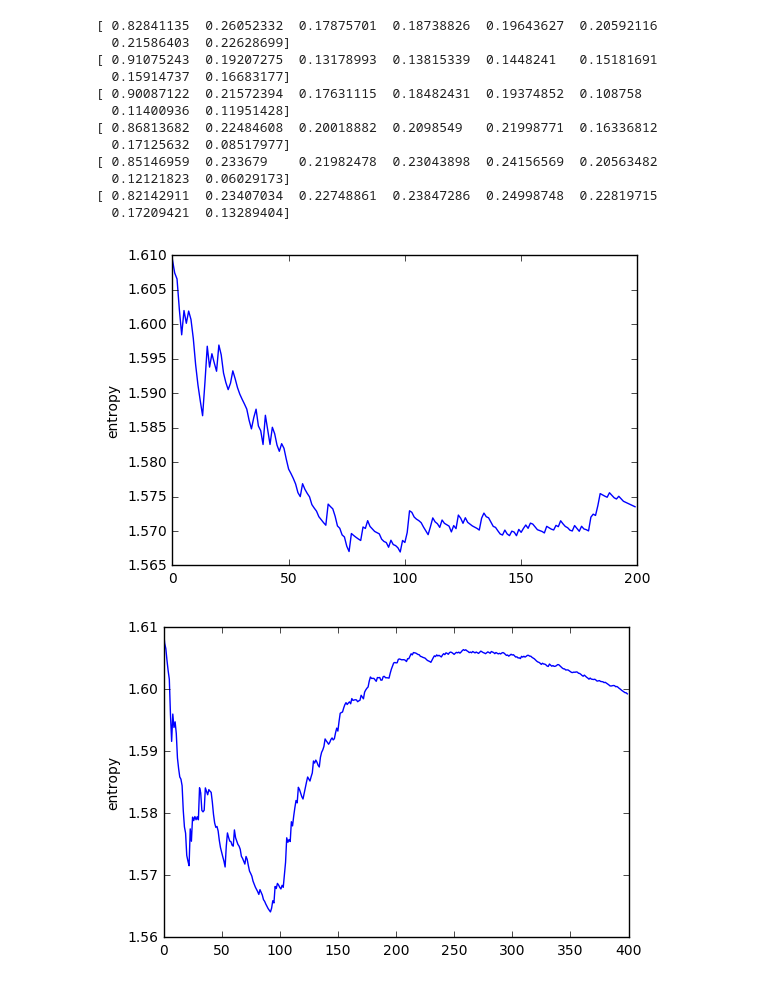
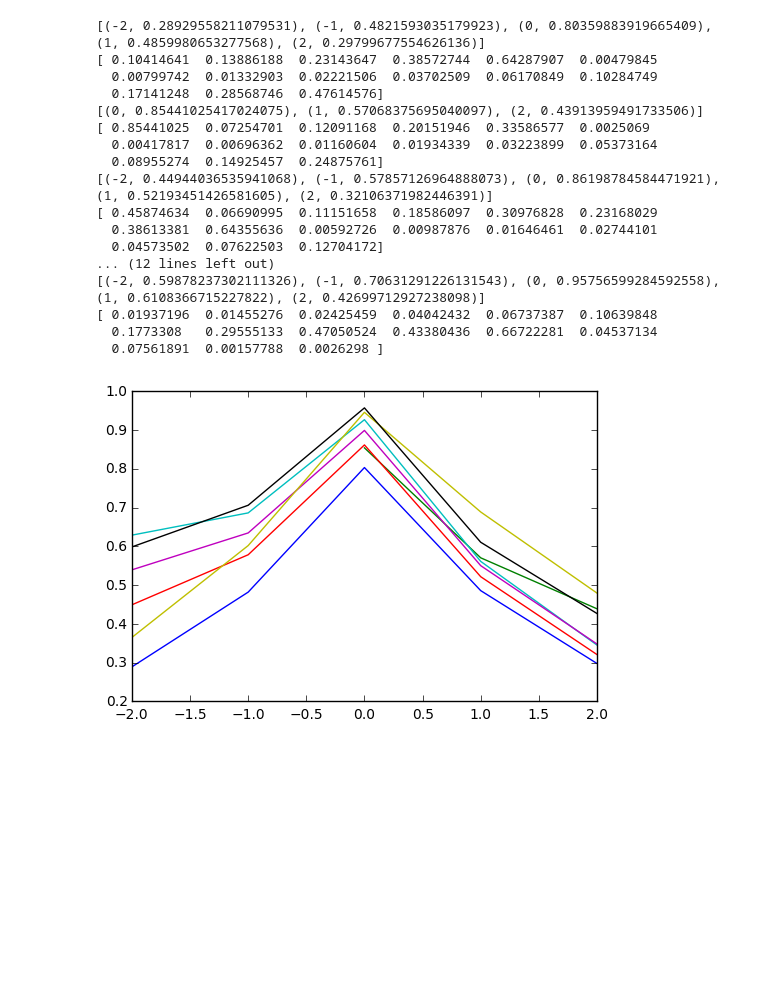
Before and after one commit to jackdent/psy-1401-projects, a Jupyter notebook: mini-4/temporal_context_model.ipynb, the cells around one changed output. Saved outputs shown, nothing was run; the diff lists cells and outputs as text; code cells hidden in the pictures; blank space fills up the shorter version.

```diff
--- a/mini-4/temporal_context_model.ipynb
+++ b/mini-4/temporal_context_model.ipynb
@@ -6,66 +6,78 @@ import random
 import math
 import numpy as np
 # %%
-words = ["Gazelle", "Whale", "Mongoose", "Anteater", "Hawk", "Tortoise", "Fox", "Pigeon"]
-f0 = np.array([1.0, 0.0, 0.0, 0.0, 0.0, 0.0, 0.0, 0.0])
-w0 = np.array([1.0, 0.0, 0.0, 0.0, 0.0, 0.0, 0.0, 0.0])
+words = ["Gazelle", "Flamingo","Caribou", "Lion", "Whale", "Mongoose", "Anteater", "Hawk", "Tortoise", "Fox", "Pigeon", "Hedgehog", "Panda", "Newt", "Dragonfly"]
+f0 = np.array([1.0, 0.0, 0.0, 0.0, 0.0, 0.0, 0.0, 0.0, 0.0, 0.0, 0.0, 0.0, 0.0, 0.0, 0.0,])
+w0 = np.array([1.0, 0.0, 0.0, 0.0, 0.0, 0.0, 0.0, 0.0, 0.0, 0.0, 0.0, 0.0, 0.0, 0.0, 0.0,])
 
 f_list = [f0]
 w_list = [w0]
 activity_profile_map = {}
-beta = 0.3
+beta = 0.8
 
 def rho():
     i = len(f_list)
     return math.sqrt(1 + beta**2 * ((f_list[i-1].dot(w_list[i]))**2 - 1)) - beta*(f_list[i-1].dot(w_list[i]))
 
 def present(word):
     w = np.array([0] * len(words))
     w[words.index(word)] = 1
     w_list.append(w)
     f = f_list[len(f_list) - 1] * rho() + beta * w
     activity_profile_map[word] = f
     f_list.append(f)
 
+def lag(w1, w2):
+    index1 = words.index(w1)
+    index2 = words.index(w2)
+    return index2 - index1
+
+def similarity(f1, f2):
+    return f1.dot(f2)
+
 def recall(word):
     w = activity_profile_map[word]
     w_list.append(w)
     f = f_list[len(f_list) - 1] * rho() + beta * w
     f_list.append(f)
-    return f
+
+    i = words.index(word)
+    lag_indices = [x for x in range(i-2, i+3)]
+    lag_similarities = []
+    for lag_index in lag_indices:
+        if (lag_index >= 0) and (lag_index < len(words)):
+            lag_words = lag(word, words[lag_index])
+            similarity_words = similarity(f, activity_profile_map[words[lag_index]])
+            lag_similarities.append((lag_words, similarity_words))
+    print lag_similarities
+    lag_list, similarities_list = map(list, zip(*lag_similarities))
+    return (f, lag_list, similarities_list)
 
 for i in range(len(words)):
     present(words[i])
 
-recall_list = ["Whale", "Gazelle","Hawk", "Fox", "Tortoise", "Pigeon"]
+recall_list = ["Whale", "Gazelle", "Hawk", "Fox", "Panda", "Tortoise", "Pigeon"]
 for i in range(len(recall_list)):
-    f = recall(recall_list[i])
+    f, lag_list, similarities_list = recall(recall_list[i])
     print f
 
-#    recall(word)
-#graph somehow
+    plt.plot(lag_list, similarities_list)
 # %% [output]
-[ 0.82841135  0.26052332  0.17875701  0.18738826  0.19643627  0.20592116
-  0.21586403  0.22628699]
-[ 0.91075243  0.19207275  0.13178993  0.13815339  0.1448241   0.15181691
-  0.15914737  0.16683177]
-[ 0.90087122  0.21572394  0.17631115  0.18482431  0.19374852  0.108758
-  0.11400936  0.11951428]
-[ 0.86813682  0.22484608  0.20018882  0.2098549   0.21998771  0.16336812
-  0.17125632  0.08517977]
-[ 0.85146959  0.233679    0.21982478  0.23043898  0.24156569  0.20563482
-  0.12121823  0.06029173]
-[ 0.82142911  0.23407034  0.22748861  0.23847286  0.24998748  0.22819715
-  0.17209421  0.13289404]
+[(-2, 0.28929558211079531), (-1, 0.4821593035179923), (0, 0.80359883919665409), (1, 0.4859980653277568), (2, 0.29799677554626136)]
+[ 0.10414641  0.13886188  0.23143647  0.38572744  0.64287907  0.00479845
+  0.00799742  0.01332903  0.02221506  0.03702509  0.06170849  0.10284749
+  0.17141248  0.28568746  0.47614576]
+[(0, 0.85441025417024075), (1, 0.57068375695040097), (2, 0.43913959491733506)]
+[ 0.85441025  0.07254701  0.12091168  0.20151946  0.33586577  0.0025069
+  0.00417817  0.00696362  0.01160604  0.01934339  0.03223899  0.05373164
+  0.08955274  0.14925457  0.24875761]
+[(-2, 0.44944036535941068), (-1, 0.57857126964888073), (0, 0.86198784584471921), (1, 0.52193451426581605), (2, 0.32106371982446391)]
+[ 0.45874634  0.06690995  0.11151658  0.18586097  0.30976828  0.23168029
+  0.38613381  0.64355636  0.00592726  0.00987876  0.01646461  0.02744101
+  0.04573502  0.07622503  0.12704172]
+... (12 lines left out)
+[(-2, 0.59878237302111326), (-1, 0.70631291226131543), (0, 0.95756599284592558), (1, 0.6108366715227822), (2, 0.42699712927238098)]
+[ 0.01937196  0.01455276  0.02425459  0.04042432  0.06737387  0.10639848
+  0.1773308   0.29555133  0.47050524  0.43380436  0.66722281  0.04537134
+  0.07561891  0.00157788  0.0026298 ]
+[figure, added]
-# %%
-plt.plot(entropy_arr)
-plt.ylabel('entropy')
-plt.show()
-# %% [output]
-[figure, removed]
-# %%
-plt.plot(entropy_arr)
-plt.ylabel('entropy')
-plt.show()
-# %% [output]
-[figure, removed]
```
Also changed, not shown: 3 other files.
